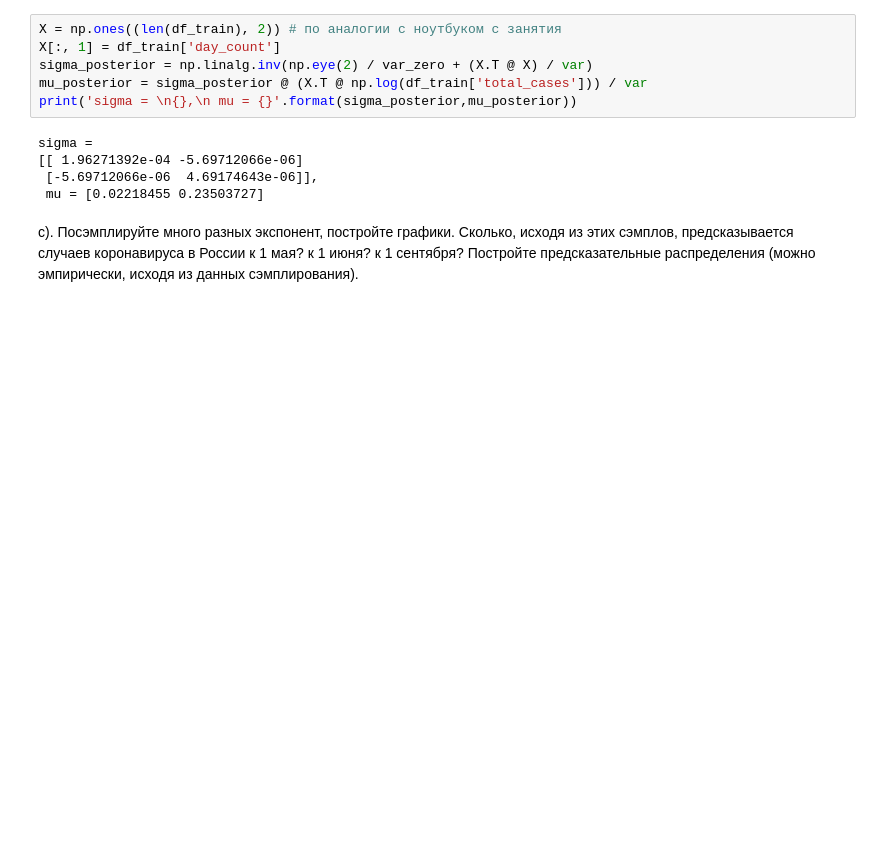
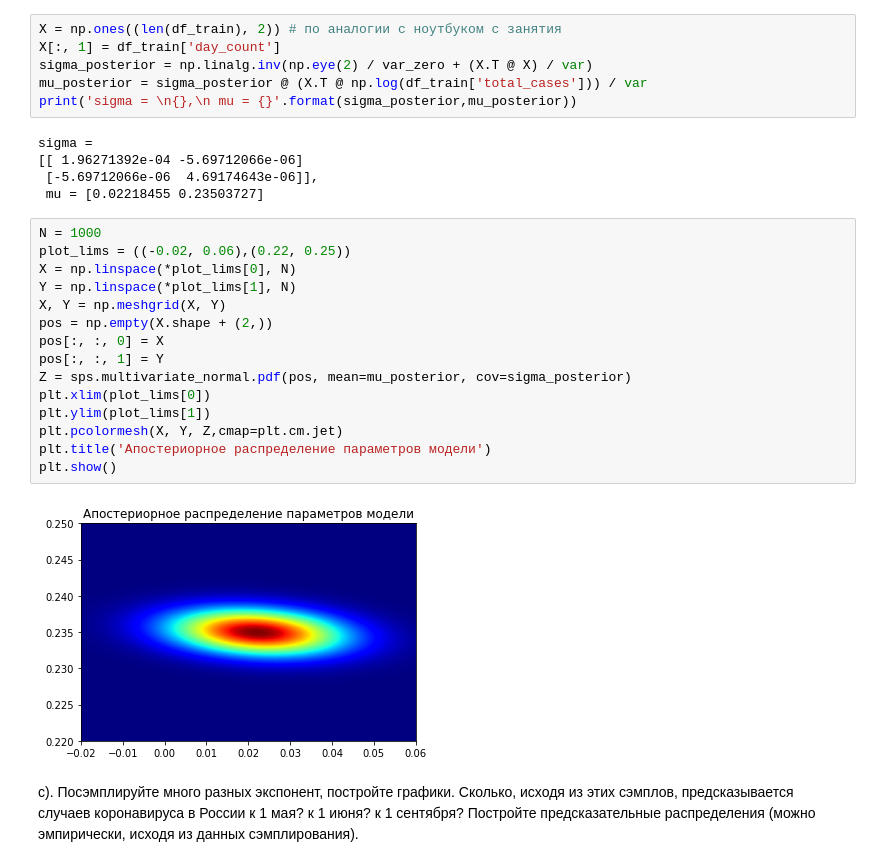
Before and after one commit to rogachevai/MADESPRING2020_ML, a Jupyter notebook: HW2/MADE_AML_HW2.ipynb, the cells around one changed output. Saved outputs shown, nothing was run; the diff lists cells and outputs as text; blank space fills up the shorter version.

```diff
--- a/HW2/MADE_AML_HW2.ipynb
+++ b/HW2/MADE_AML_HW2.ipynb
@@ -148,6 +149,23 @@ sigma =
 [[ 1.96271392e-04 -5.69712066e-06]
  [-5.69712066e-06  4.69174643e-06]],
  mu = [0.02218455 0.23503727]
+# %%
+N = 1000
+plot_lims = ((-0.02, 0.06),(0.22, 0.25))
+X = np.linspace(*plot_lims[0], N)
+Y = np.linspace(*plot_lims[1], N)
+X, Y = np.meshgrid(X, Y)
+pos = np.empty(X.shape + (2,))
+pos[:, :, 0] = X
+pos[:, :, 1] = Y
+Z = sps.multivariate_normal.pdf(pos, mean=mu_posterior, cov=sigma_posterior)
+plt.xlim(plot_lims[0])
+plt.ylim(plot_lims[1])
+plt.pcolormesh(X, Y, Z,cmap=plt.cm.jet)
+plt.title('Апостериорное распределение параметров модели')
+plt.show()
+# %% [output]
+[figure, added]
 # %% [markdown]
 с). Посэмплируйте много разных экспонент, постройте графики. Сколько, исходя из этих сэмплов, предсказывается случаев коронавируса в России к 1 мая? к 1 июня? к 1 сентября? Постройте предсказательные распределения (можно эмпирически, исходя из данных сэмплирования).
 # %%
```
Also changed, not shown: parts of 16 cells of this notebook.
